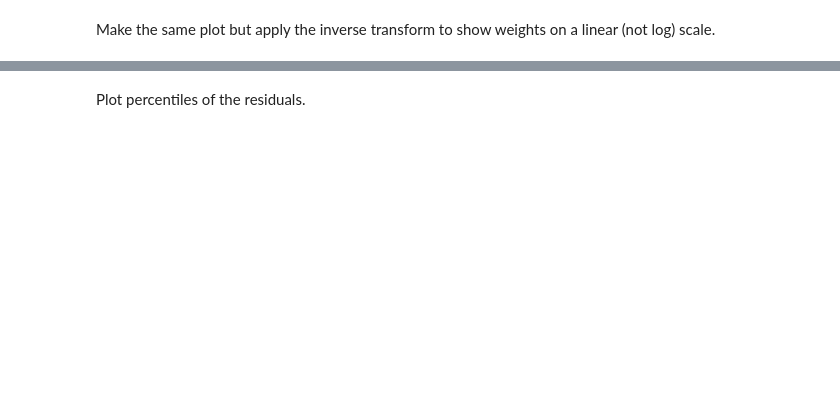
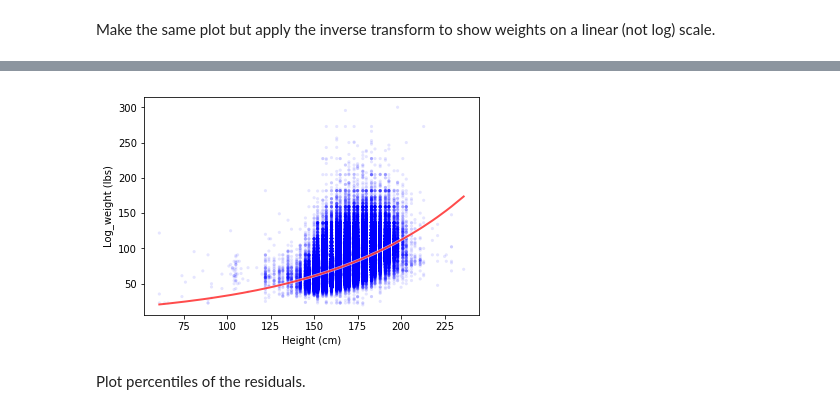
Before and after one commit to SeanCCarter/ThinkStats2, a Jupyter notebook: code/chap10mine.ipynb, the cells around one changed output, grey strips where cells are left out. Cells and saved outputs as stored; diff of their text form; code cells hidden in the pictures; blank space fills up the shorter version.

```diff
--- a/code/chap10mine.ipynb
+++ b/code/chap10mine.ipynb
@@ -435,3 +435,14 @@ Make the same plot but apply the inverse transform to show weights on a linear (
+# %%
+"""Haven't figured out what option this sets"""
+inversys = 10 ** fit_ys
+thinkplot.Scatter(heights, weights, color='blue', alpha=0.1, s=10)
+thinkplot.Plot(fit_xs, inversys, color='white', linewidth=3)
+thinkplot.Plot(fit_xs, inversys, color='red', linewidth=2)
+thinkplot.Config(xlabel="Height (cm)",
+                 ylabel='Log_weight (lbs)',
+                 legend=False)
+# %% [output]
+[figure, added]
 # %% [markdown]
 Plot percentiles of the residuals.
 # %%
```
Also changed, not shown: parts of 40 cells of this notebook.
